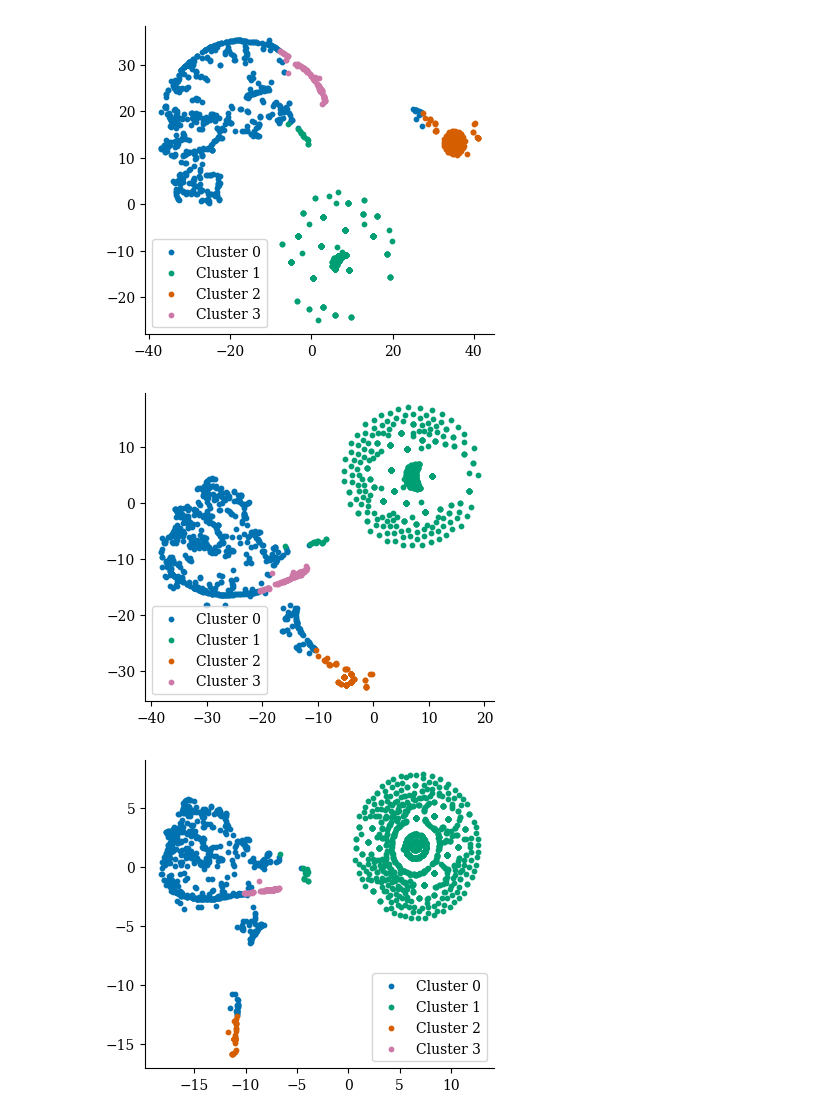
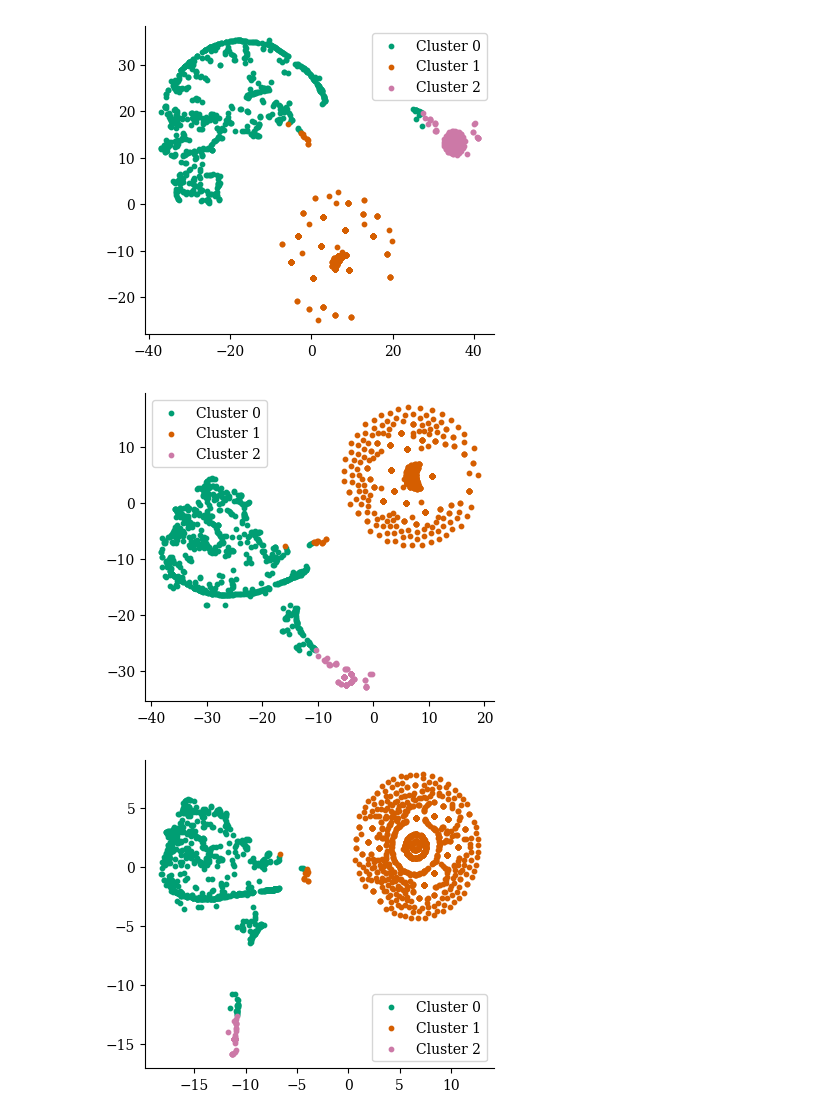
Before and after one commit to hehao98/StarScout, a Jupyter notebook: rq3-clustering.ipynb, the cells around one changed output. Cells and saved outputs as stored; diff of their text form; code cells hidden in the pictures.

```diff
--- a/rq3-clustering.ipynb
+++ b/rq3-clustering.ipynb
@@ -137,7 +137,7 @@ for k in k_values:
 # spectral clustering algorithm
 from sklearn.cluster import SpectralClustering
 spectral_clustering = SpectralClustering(
-    n_clusters=4,
+    n_clusters=3,
     random_state=42,
     assign_labels='kmeans',  # Options: 'kmeans' or 'discretize'
     affinity='nearest_neighbors'  # Options: 'rbf', 'nearest_neighbors', 'precomputed'
@@ -175,0 +173,6 @@ cluster
+# %%
+user_info = pd.read_csv(f"data/{END_DATE}/fake_user_info.csv")
+deleted = set(user_info[user_info['error'].notna()].actor)
+for cluster, df in actor_features.groupby("cluster"):
+    percentage = len(df[df.actor.isin(deleted)]) / len(df) * 100
+    print(f"Cluster {cluster}: {len(df[df.actor.isin(deleted)])} of {len(df)} deleted, {percentage:.2f}%")
@@ -175,0 +183,19 @@ cluster
+# %%
+# spectral clustering algorithm
+from sklearn.cluster import HDBSCAN
+
+hdbsan = HDBSCAN(
+    min_cluster_size=50
+)
+
+# Fit and predict cluster labels
+actor_features['cluster'] = hdbsan.fit_predict(scaled_features)
+ratio_columns = ['star_ratio', 'issue_ratio', 'pr_ratio', 'create_ratio',
+                 'fork_ratio', 'push_ratio', 'comment_ratio','other_ratio', "total_activities"]
+
+cluster_means = actor_features.groupby('cluster')[ratio_columns].mean()
+
+# Print the cluster means
+print(cluster_means)
+cluster_counts = actor_features.groupby('cluster').size().reset_index(name='actor_count')
+print(cluster_counts)
@@ -176,7 +233,7 @@ cluster
 # %%
 # Kmeans clustering algorithm
 from sklearn.cluster import kmeans_plusplus
-actor_features['cluster']  = KMeans(n_clusters=4).fit_predict(scaled_features)
+actor_features['cluster']  = KMeans(n_clusters=3).fit_predict(scaled_features)
 
 ratio_columns = ['star_ratio', 'issue_ratio', 'pr_ratio', 'create_ratio',
                  'fork_ratio', 'push_ratio', 'comment_ratio','other_ratio', "total_activities"]
@@ -225,12 +278,12 @@ for p in perplexities:
 
 import matplotlib.pyplot as plt
 
-color_dict = {0: "C0", 1: "C1", 2: "C2", 3:"C3", 4:"C4"}
+color_dict = {-1: "C0", 0: "C1", 1: "C2", 2:"C3", 3:"C4"}
 
 for p in perplexities:
     fig, ax = plt.subplots(1, 1, figsize=(4.5, 4))
     ax.grid(False)
-    for cluster in unique_clusters:
+    for cluster in sorted(set(actor_features["cluster"])):
         cluster_data = tsne_df[p][tsne_df[p]['cluster'] == cluster]
 
         ax.scatter(
@@ -253,3 +306,3 @@ for p in perplexities:
-[figure, old version]
+[figure, new version]
-[figure, old version]
+[figure, new version]
-[figure, old version]
+[figure, new version]
```
Also changed, not shown: parts of 8 cells of this notebook, 6 other files.
